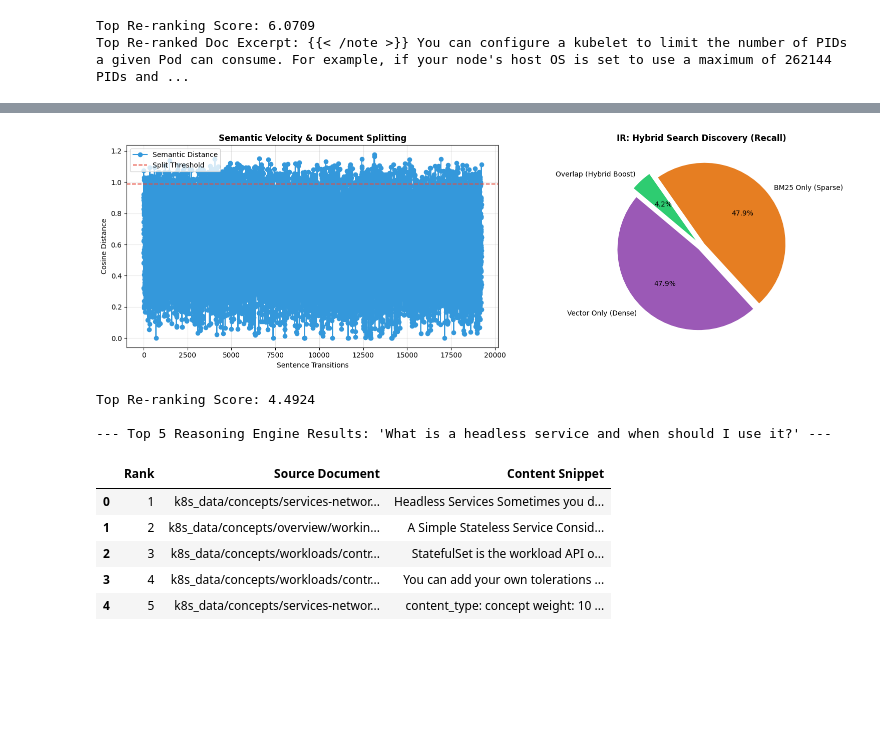
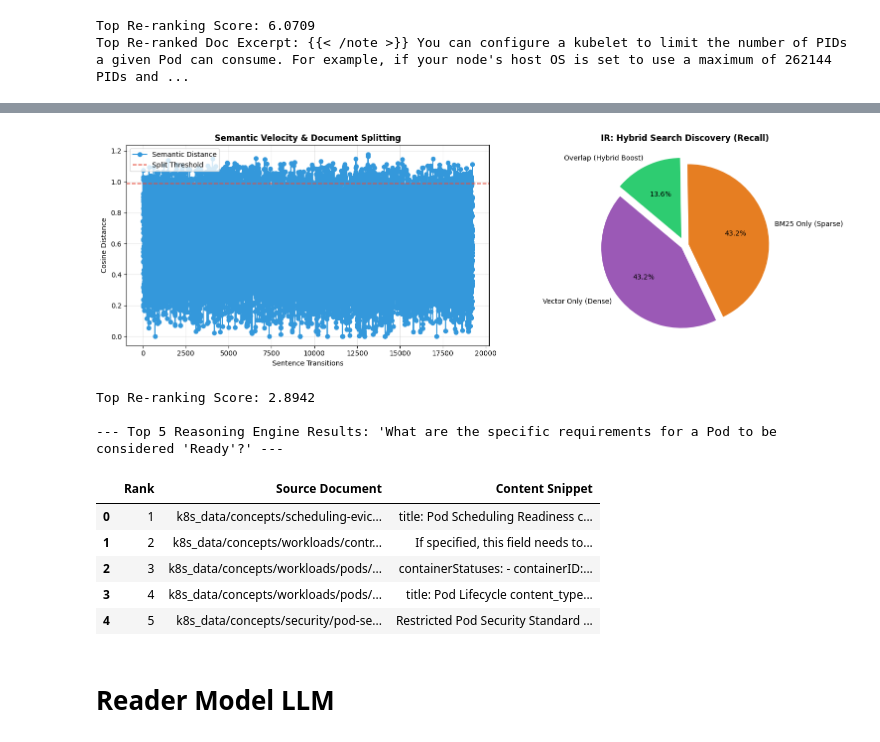
Before and after one commit to olegligorov/advanced-rag, a Jupyter notebook: advanced_rag_playground.ipynb, the cells around one changed output, grey strips where cells are left out. Cells and saved outputs as stored; diff of their text form; code cells hidden in the pictures; blank space fills up the shorter version.

```diff
--- a/advanced_rag_playground.ipynb
+++ b/advanced_rag_playground.ipynb
@@ -225,41 +267,45 @@ def visualize_custom_funnel(query, vector_retriever, bm25_retriever, last_distan
     plt.subplot(1, 2, 2)
     labels = ['Vector Only (Dense)', 'BM25 Only (Sparse)', 'Overlap (Hybrid Boost)']
     sizes = [len(v_set - overlap), len(b_set - overlap), len(overlap)]
     colors = ['#9b59b6', '#e67e22', '#2ecc71']
     plt.pie(sizes, labels=labels, autopct='%1.1f%%', colors=colors, startangle=140, explode=(0.05, 0.05, 0.1))
     plt.title("IR: Hybrid Search Discovery (Recall)", fontweight='bold')
 
     plt.tight_layout()
     plt.show()
 
     # --- The Funnel: Manual Fusion -> Re-Ranking ---
     fused_docs = rrf(v_results, b_results)
     top_docs = hf_rerank(query, fused_docs)
 
     print(f"\n--- Top 5 Reasoning Engine Results: '{query}' ---")
 
     data = []
     for i, doc in enumerate(top_docs):
         source = doc.metadata.get('source', 'Unknown')
         snippet = doc.page_content[:500].replace('\n', ' ') + "..."
         data.append([i+1, source, snippet])
 
     df_results = pd.DataFrame(data, columns=['Rank', 'Source Document', 'Content Snippet'])
 
     display(df_results.style.set_properties(**{'text-align': 'left'}).set_table_styles([
         dict(selector='th', props=[('background-color', '#2c3e50'), ('color', 'white')])
     ]))
 
-test_query = "What is a headless service and when should I use it?"
+# test_query = "What is a headless service and when should I use it?"
+test_query = "What are the specific requirements for a Pod to be considered 'Ready'?"
+
 visualize_custom_funnel(test_query, vector_retriever, bm25_retriever, last_dist, last_thresh)
 # %% [output]
-[figure, old version]
+[figure, new version]
-Top Re-ranking Score: 4.4924
+Top Re-ranking Score: 2.8942
 
---- Top 5 Reasoning Engine Results: 'What is a headless service and when should I use it?' ---
+--- Top 5 Reasoning Engine Results: 'What are the specific requirements for a Pod to be considered 'Ready'?' ---
 |  | Rank | Source Document | Content Snippet |
-| 0 | 1 | k8s_data/concepts/services-networ... | Headless Services Sometimes you d... |
-| 1 | 2 | k8s_data/concepts/overview/workin... | A Simple Stateless Service Consid... |
-| 2 | 3 | k8s_data/concepts/workloads/contr... | StatefulSet is the workload API o... |
-| 3 | 4 | k8s_data/concepts/workloads/contr... | You can add your own tolerations ... |
-| 4 | 5 | k8s_data/concepts/services-networ... | content_type: concept weight: 10 ... |
+| 0 | 1 | k8s_data/concepts/scheduling-evic... | title: Pod Scheduling Readiness c... |
+| 1 | 2 | k8s_data/concepts/workloads/contr... | If specified, this field needs to... |
+| 2 | 3 | k8s_data/concepts/workloads/pods/... | containerStatuses: - containerID:... |
+| 3 | 4 | k8s_data/concepts/workloads/pods/... | title: Pod Lifecycle content_type... |
+| 4 | 5 | k8s_data/concepts/security/pod-se... | Restricted Pod Security Standard ... |
+# %% [markdown]
+# Reader Model LLM
```
Also changed, not shown: parts of 8 cells of this notebook, 2 other files.
